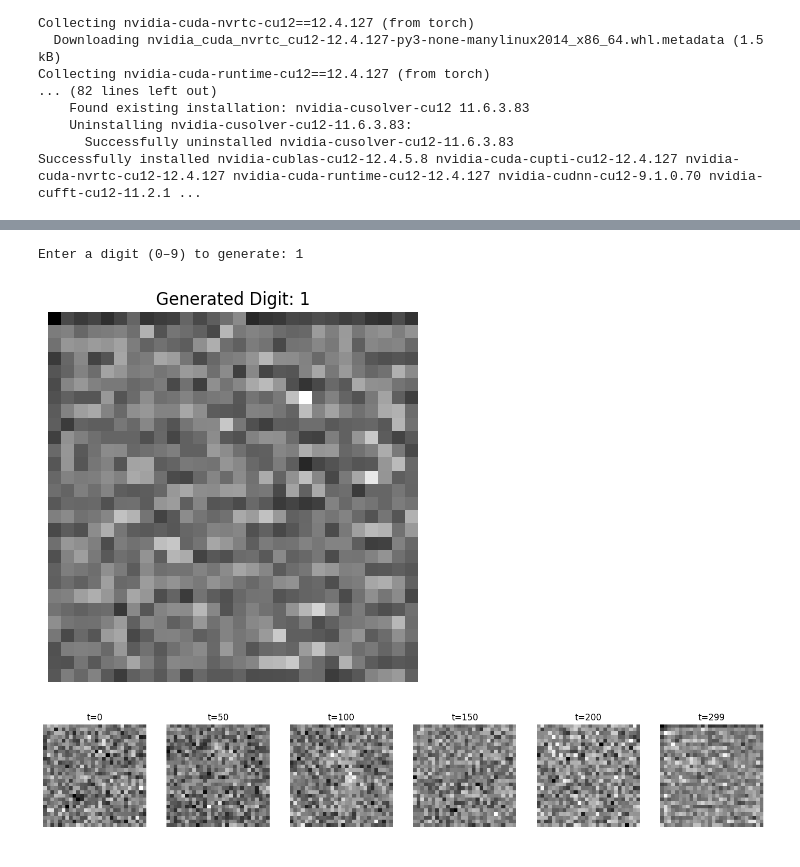
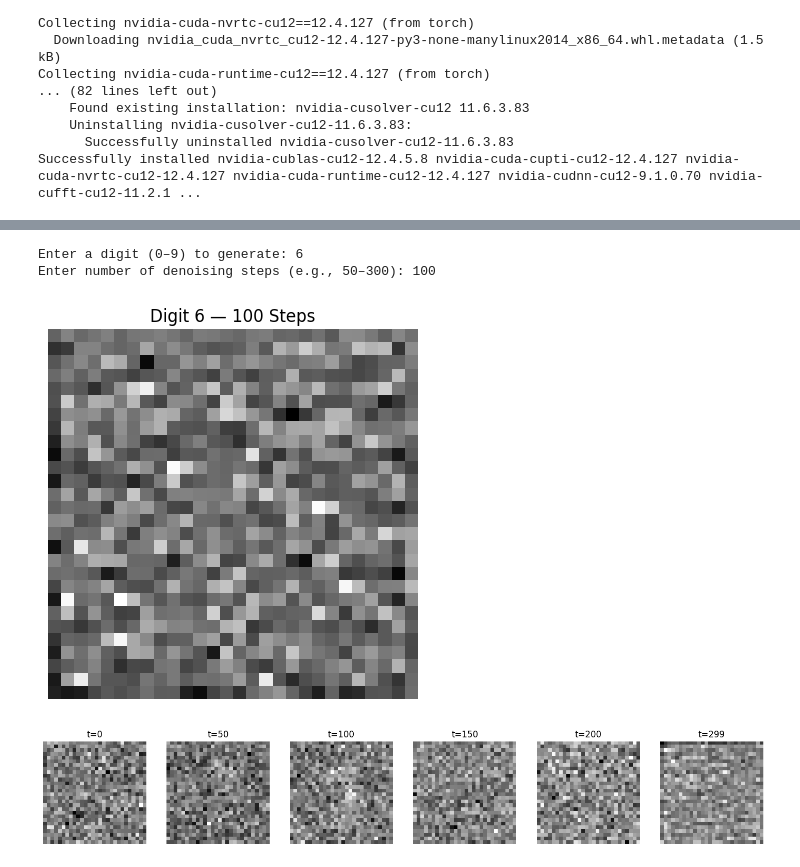
Before and after one commit to Biruk-gebru/Diffusion-Model, a Jupyter notebook: DiffusionModel.ipynb, the cells around one changed output, grey strips where cells are left out. Cells and saved outputs as stored; diff of their text form; code cells hidden in the pictures.

```diff
--- a/DiffusionModel.ipynb
+++ b/DiffusionModel.ipynb
@@ -187,25 +214,20 @@ def add_noise(x0, t, alpha_hats, noise=None):
 @torch.no_grad()
 def sample(model, label, alpha_hats, alphas, betas, steps=T):
     model.eval()
+
     img = torch.randn((1, 1, 28, 28), device=device)
     label_tensor = torch.tensor([label], device=device)
-    label_embed = label_embedding(label_tensor)
+    label_embed = label_embedding(label_tensor)  # [B, embed_dim]
 
     for t in reversed(range(steps)):
         t_tensor = torch.tensor([t], device=device)
         pred_noise = model(img, t_tensor, label_embed)
 
         alpha = alphas[t]
-        alpha_hat = alpha_hats[t]
-        beta = betas[t]
-
-        # Remove predicted noise
         img = (1 / alpha.sqrt()) * (img - ((1 - alpha).sqrt()) * pred_noise)
 
-        # Add noise for next step (except t = 0)
         if t > 0:
-            noise = torch.randn_like(img)
-            img += beta.sqrt() * noise
+            img += betas[t].sqrt() * torch.randn_like(img)
 
     return img
 # %%
@@ -249,25 +277,35 @@ for epoch in range(EPOCHS):
 # %%
-#SAMPLE_GENERATION
+#COMPONENT_11_SAMPLE_GENERATION (Updated with step input)
 
 def generate_from_prompt(model):
     try:
         label = int(input("Enter a digit (0–9) to generate: "))
         assert 0 <= label <= 9
     except (ValueError, AssertionError):
-        print("Invalid input. Please enter a digit between 0 and 9.")
+        print("Invalid label. Please enter a digit between 0 and 9.")
         return
 
-    img = sample(model, label, alpha_hats, alphas, betas, steps=T)
+    try:
+        steps = int(input(f"Enter number of denoising steps (e.g., 50–{T}): "))
+        assert 10 <= steps <= T
+    except (ValueError, AssertionError):
+        print(f"Invalid step count. Please enter a number between 10 and {T}.")
+        return
+
+    img = sample(model, label, alpha_hats, alphas, betas, steps=steps)
     img = img.squeeze().cpu().numpy()
 
     plt.imshow(img, cmap='gray')
     plt.axis('off')
-    plt.title(f"Generated Digit: {label}")
+    plt.title(f"Digit {label} — {steps} Steps")
     plt.show()
+
+# Run it:
 generate_from_prompt(model)
 # %% [output]
-Enter a digit (0–9) to generate: 1
+Enter a digit (0–9) to generate: 6
+Enter number of denoising steps (e.g., 50–300): 100
-[figure, old version]
+[figure, new version]
 # %%
 
 #INTERMEDIATE_VISUALIZATION
```
Also changed, not shown: parts of 7 cells of this notebook.
